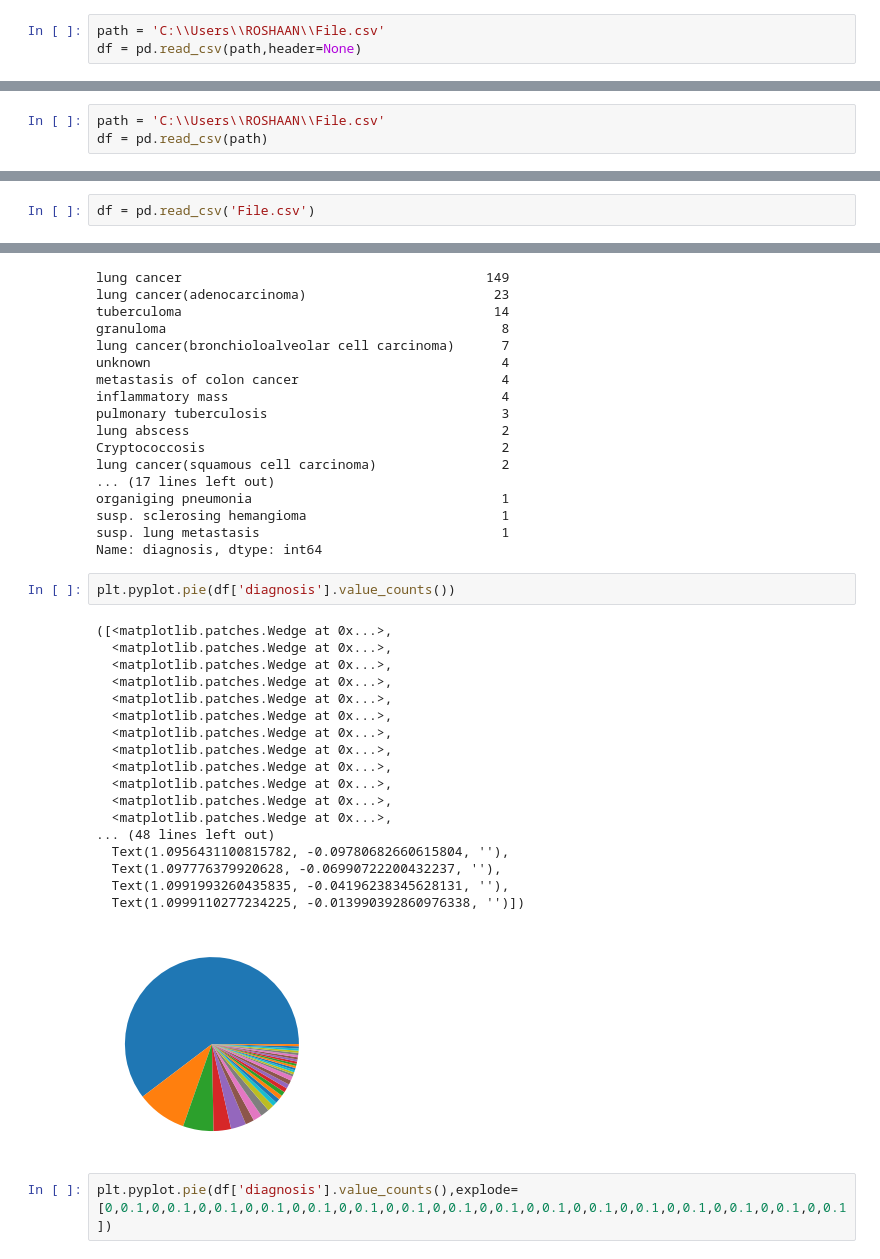
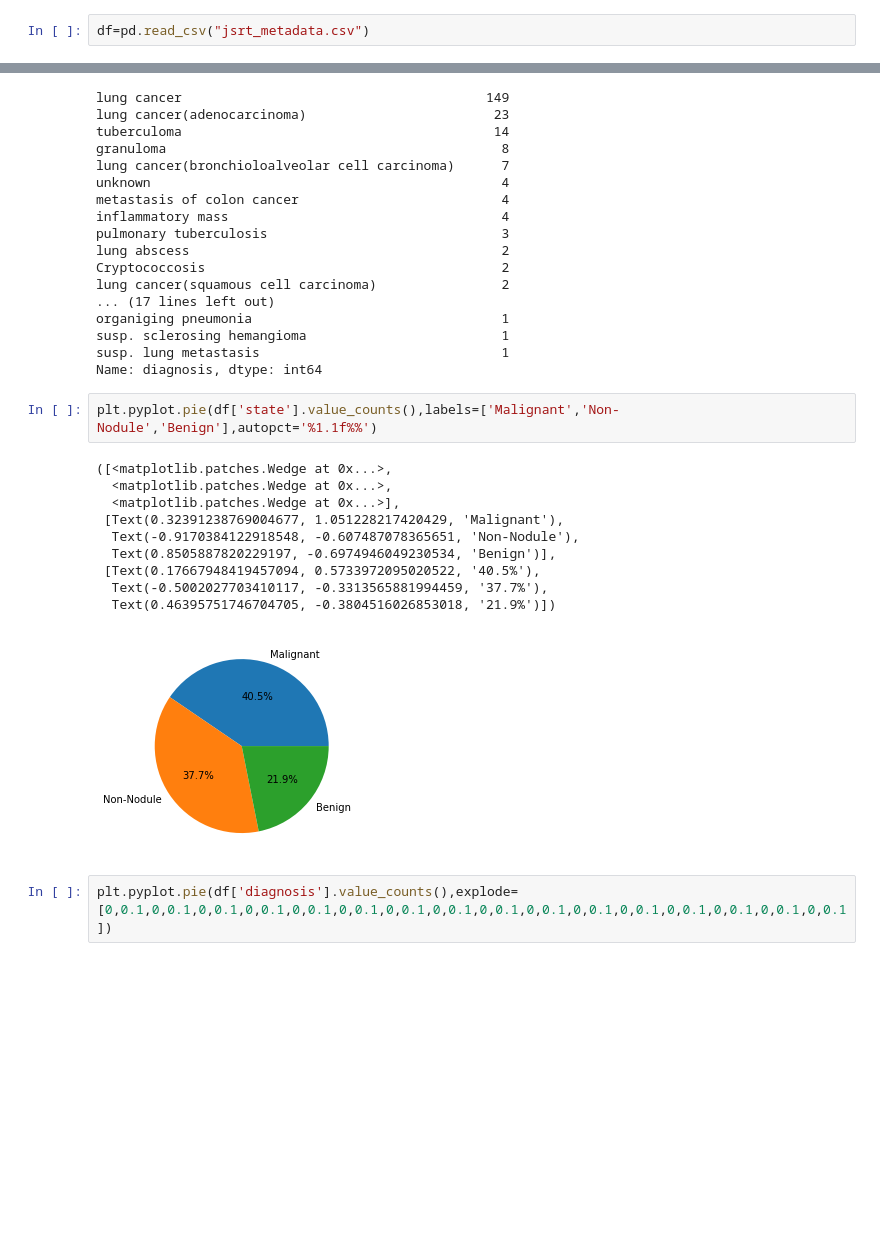
Before and after one commit to RoshaanBashir/Python, a Jupyter notebook: L1F20BSCS0004Ass1.ipynb, the cells around one changed output, grey strips where cells are left out. Drawn from its saved outputs; the diff is of its cells as text; blank space fills up the shorter version.

```diff
--- a/L1F20BSCS0004Ass1.ipynb
+++ b/L1F20BSCS0004Ass1.ipynb
@@ -3,8 +3,7 @@
 # %%
 import pandas as pd
 # %%
-path = 'C:\\Users\\ROSHAAN\\File.csv'
-df = pd.read_csv(path,header=None)
+df=pd.read_csv("jsrt_metadata.csv")
 # %%
 df
 # %% [output]
@@ -24,3 +22,0 @@ df
-# %%
-path = 'C:\\Users\\ROSHAAN\\File.csv'
-df = pd.read_csv(path)
@@ -43,2 +22,0 @@ df
-# %%
-df = pd.read_csv('File.csv')
@@ -233,27 +195,19 @@ organiging pneumonia                                1
 susp. sclerosing hemangioma                         1
 susp. lung metastasis                               1
 Name: diagnosis, dtype: int64
-# %%
-plt.pyplot.pie(df['diagnosis'].value_counts())
-# %% [output]
-([<matplotlib.patches.Wedge at 0x...>,
-  <matplotlib.patches.Wedge at 0x...>,
-  <matplotlib.patches.Wedge at 0x...>,
-  <matplotlib.patches.Wedge at 0x...>,
-  <matplotlib.patches.Wedge at 0x...>,
-  <matplotlib.patches.Wedge at 0x...>,
-  <matplotlib.patches.Wedge at 0x...>,
-  <matplotlib.patches.Wedge at 0x...>,
-  <matplotlib.patches.Wedge at 0x...>,
-  <matplotlib.patches.Wedge at 0x...>,
-  <matplotlib.patches.Wedge at 0x...>,
-  <matplotlib.patches.Wedge at 0x...>,
-... (48 lines left out)
-  Text(1.0956431100815782, -0.09780682660615804, ''),
-  Text(1.097776379920628, -0.06990722200432237, ''),
-  Text(1.0991993260435835, -0.04196238345628131, ''),
-  Text(1.0999110277234225, -0.013990392860976338, '')])
-[figure, removed]
+# %%
+plt.pyplot.pie(df['state'].value_counts(),labels=['Malignant','Non-Nodule','Benign'],autopct='%1.1f%%')
+# %% [output]
+([<matplotlib.patches.Wedge at 0x...>,
+  <matplotlib.patches.Wedge at 0x...>,
+  <matplotlib.patches.Wedge at 0x...>],
+ [Text(0.32391238769004677, 1.051228217420429, 'Malignant'),
+  Text(-0.9170384122918548, -0.607487078365651, 'Non-Nodule'),
+  Text(0.8505887820229197, -0.6974946049230534, 'Benign')],
+ [Text(0.17667948419457094, 0.5733972095020522, '40.5%'),
+  Text(-0.5002027703410117, -0.3313565881994459, '37.7%'),
+  Text(0.46395751746704705, -0.3804516026853018, '21.9%')])
+[figure, added]
 # %%
 plt.pyplot.pie(df['diagnosis'].value_counts(),explode=[0,0.1,0,0.1,0,0.1,0,0.1,0,0.1,0,0.1,0,0.1,0,0.1,0,0.1,0,0.1,0,0.1,0,0.1,0,0.1,0,0.1,0,0.1,0,0.1])
 # %% [output]
```
Also changed, not shown: parts of 5 cells of this notebook.
